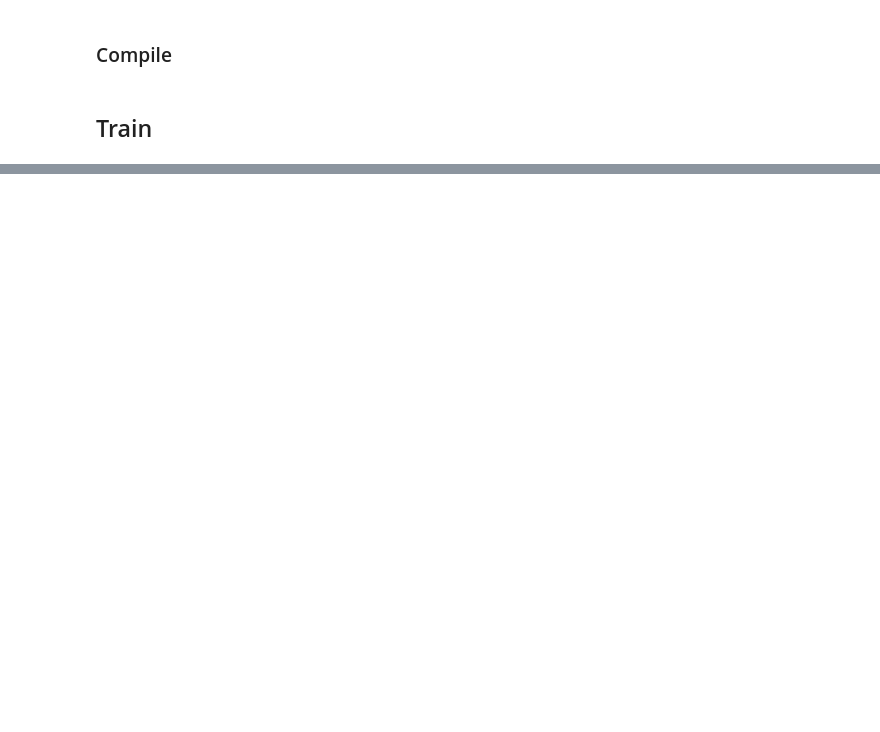
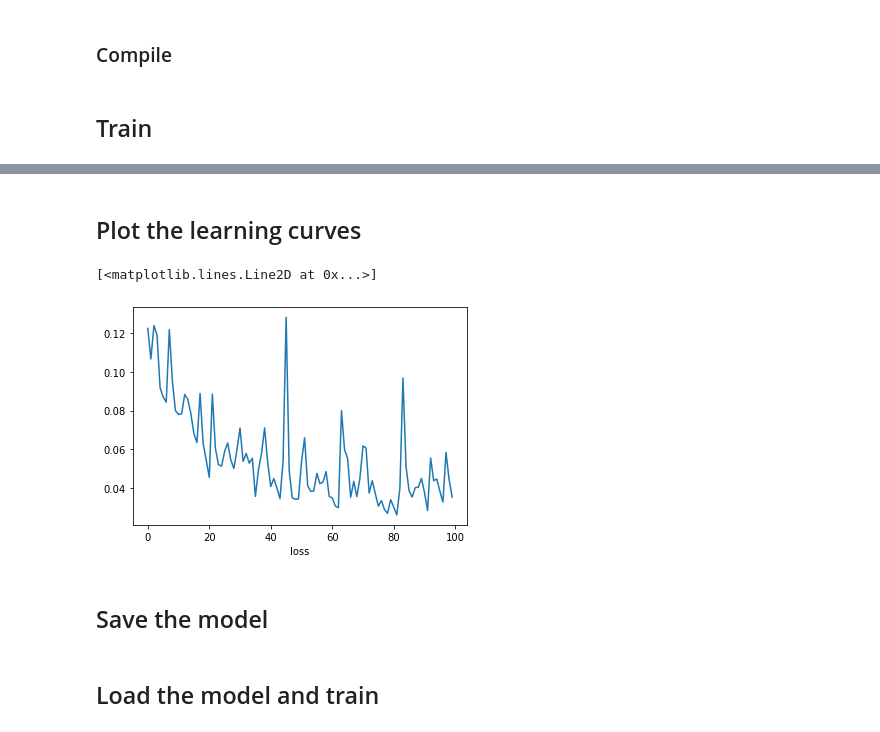
Before and after one commit to matined/NLP-Disaster-Tweets-Classifier, a Jupyter notebook: notebooks/model.ipynb, the cells around one changed output, grey strips where cells are left out. Saved outputs shown, nothing was run; the diff lists cells and outputs as text; code cells hidden in the pictures; blank space fills up the shorter version.

Commit message:
new model added

```diff
--- a/notebooks/model.ipynb
+++ b/notebooks/model.ipynb
@@ -50,16 +47,16 @@ def tweetsModel():
     embeddings = embedding_layer(inputs)
 
     X = Bidirectional(LSTM(64, return_sequences=True))(embeddings)
-    X = Dropout(0.1)(X)
+    X = Dropout(0.2)(X)
 
     X = Bidirectional(LSTM(64, return_sequences=True))(X)
-    X = Dropout(0.1)(X)
+    X = Dropout(0.2)(X)
 
-    X = Bidirectional(LSTM(64, return_sequences=True))(X)
-    X = Dropout(0.1)(X)
+    X = Bidirectional(LSTM(64, return_sequences=True))(embeddings)
+    X = Dropout(0.2)(X)
 
     X = LSTM(64)(X)
-    X = Dropout(0.1)(X)
+    X = Dropout(0.2)(X)
 
     X = Dense(32, activation='relu')(X)
     X = Dense(1, activation='sigmoid')(X)
@@ -92,15 +89,20 @@ _________________________________________________________________
 ### Compile
 # %%
 model.compile(loss=tf.keras.losses.BinaryCrossentropy(from_logits=True),
-              optimizer=tf.keras.optimizers.RMSprop(),
+              optimizer=tf.keras.optimizers.Adam(),
               metrics=['accuracy'])
 # %% [markdown]
 ## Train
 # %%
 class myCallbacks(tf.keras.callbacks.Callback):
-    def on_epoch_end(self, epoch, logs=None):
-        if(logs.get('acc') > 0.6):
-            print('60% training accuacy reached!')
+    def on_epoch_end(self, epoch, logs={}):
+        if(logs.get('accuracy') > 0.99):
+            print('99% training accuacy reached!')
             self.model.stop_training = True
 
 callbacks = myCallbacks()
+# %%
+history = model.fit(X_train, y_train,
+                    batch_size=64,
+                    epochs=100,
+                    callbacks=[callbacks])
@@ -106,0 +134,11 @@ callbacks = myCallbacks()
+# %% [markdown]
+## Plot the learning curves
+# %%
+plt.xlabel('epochs')
+plt.xlabel('loss')
+plt.plot(history.history['loss'])
+# %% [output]
+[<matplotlib.lines.Line2D at 0x...>]
+[figure, added]
+# %% [markdown]
+## Save the model
@@ -106,0 +147,2 @@ callbacks = myCallbacks()
+# %% [markdown]
+## Load the model and train
```
Also changed, not shown: parts of 9 cells of this notebook, 5 other files.
